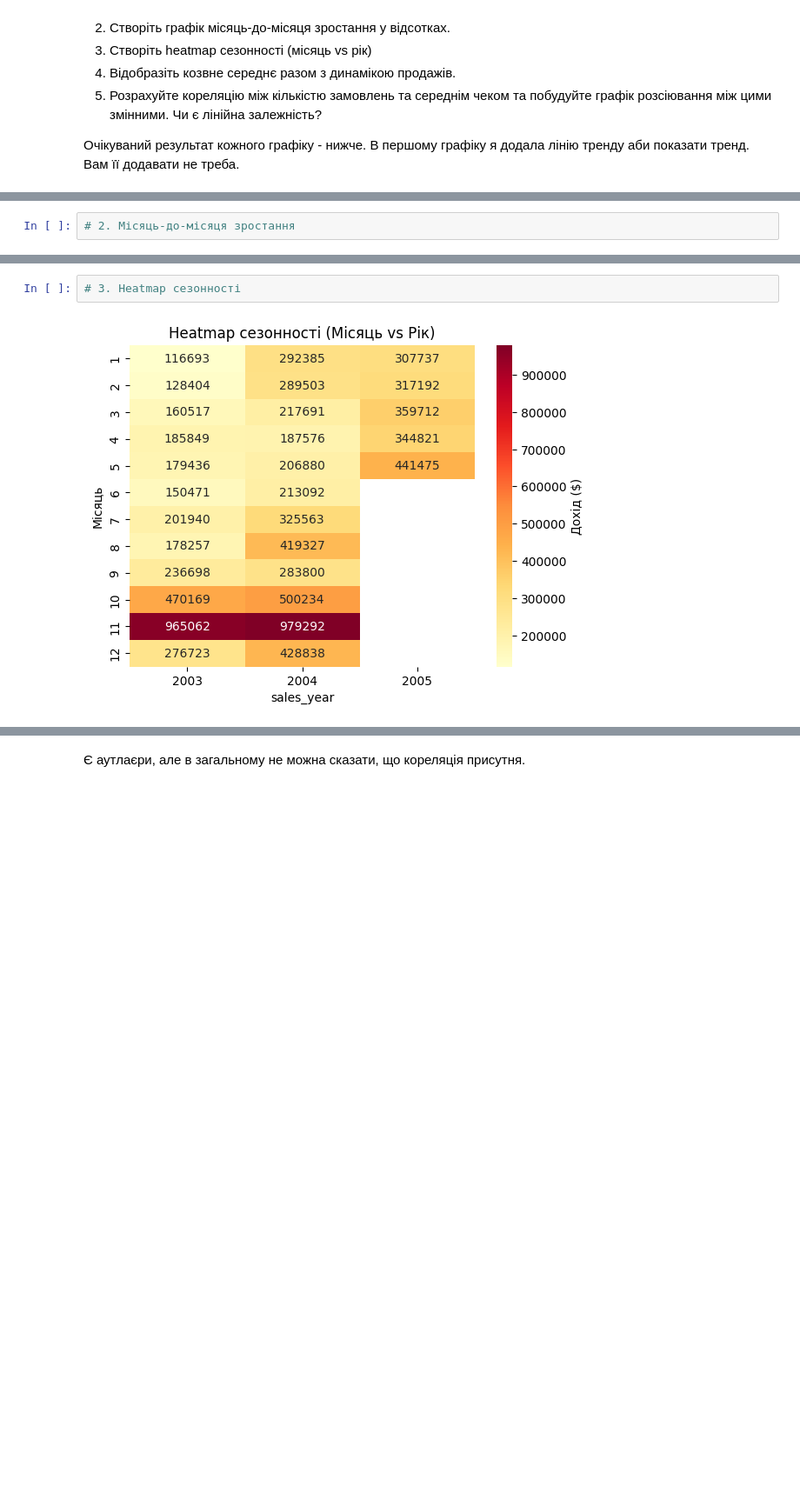
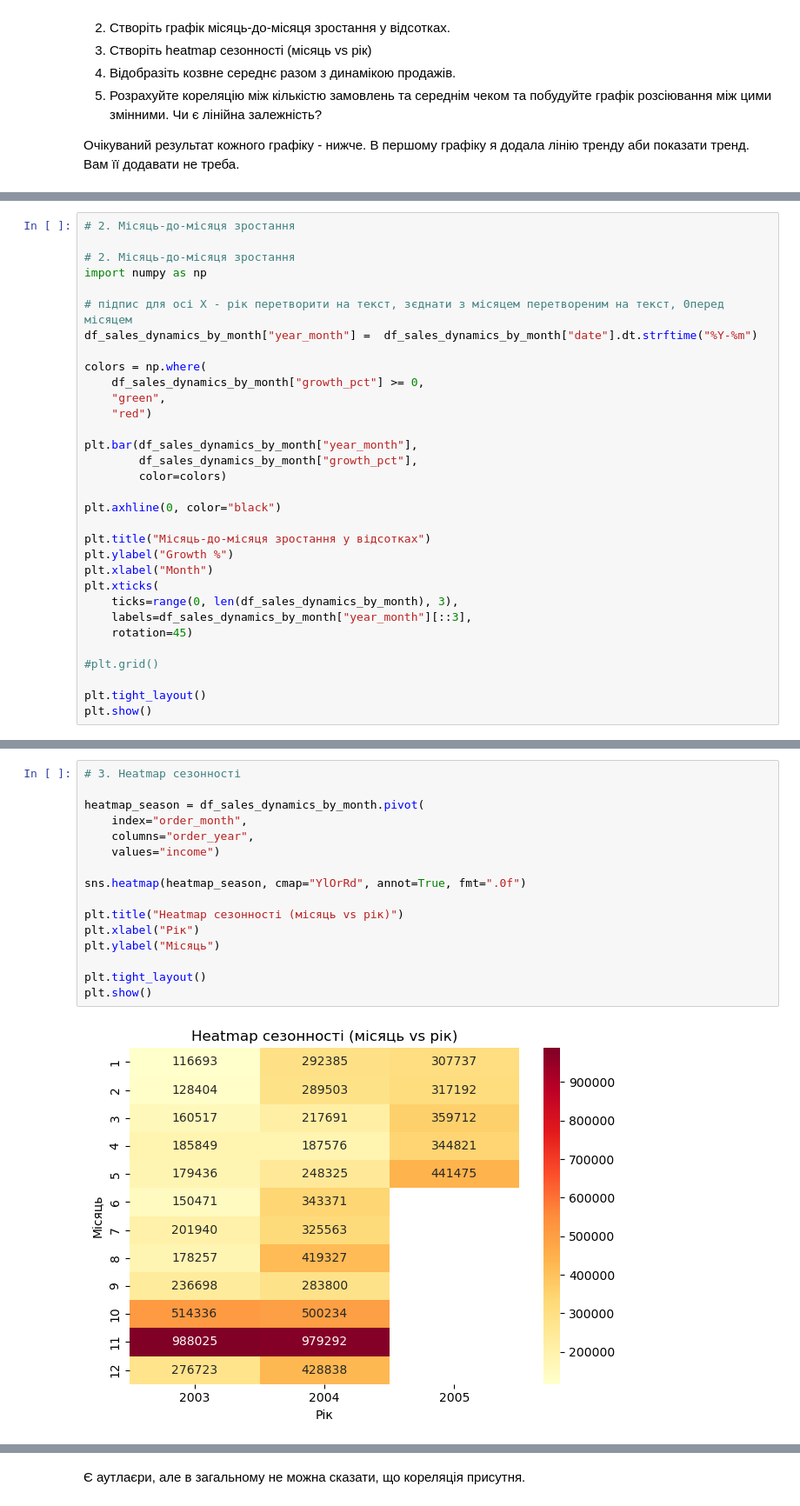
Before and after one commit to OlenaBabko/DataAnalytics_DataLovesAcademy, a Jupyter notebook: modul_12_Python integration with DB and API_ETL processes_Transactions/hw/HW_12_1_Python_integration_with_SQL.ipynb, the cells around one changed output, grey strips where cells are left out. Shown at 87% size. Cells and saved outputs as stored; diff of their text form; blank space fills up the shorter version.

```diff
--- a/modul_12_Python integration with DB and API_ETL processes_Transactions/hw/HW_12_1_Python_integration_with_SQL.ipynb
+++ b/modul_12_Python integration with DB and API_ETL processes_Transactions/hw/HW_12_1_Python_integration_with_SQL.ipynb
@@ -694,3 +819,33 @@ plt.show()
 # %%
 # 2. Місяць-до-місяця зростання
+
+# 2. Місяць-до-місяця зростання
+import numpy as np
+
+# підпис для осі X - рік перетворити на текст, зєднати з місяцем перетвореним на текст, 0перед місяцем
+df_sales_dynamics_by_month["year_month"] =  df_sales_dynamics_by_month["date"].dt.strftime("%Y-%m")
+
+colors = np.where(
+    df_sales_dynamics_by_month["growth_pct"] >= 0,
+    "green",
+    "red")
+
+plt.bar(df_sales_dynamics_by_month["year_month"],
+        df_sales_dynamics_by_month["growth_pct"],
+        color=colors)
+
+plt.axhline(0, color="black")
+
+plt.title("Місяць-до-місяця зростання у відсотках")
+plt.ylabel("Growth %")
+plt.xlabel("Month")
+plt.xticks(
+    ticks=range(0, len(df_sales_dynamics_by_month), 3),
+    labels=df_sales_dynamics_by_month["year_month"][::3],
+    rotation=45)
+
+#plt.grid()
+
+plt.tight_layout()
+plt.show()
 # %% [output]
@@ -698,4 +855,18 @@ plt.show()
 # %%
 # 3. Heatmap сезонності
+
+heatmap_season = df_sales_dynamics_by_month.pivot(
+    index="order_month",
+    columns="order_year",
+    values="income")
+
+sns.heatmap(heatmap_season, cmap="YlOrRd", annot=True, fmt=".0f")
+
+plt.title("Heatmap сезонності (місяць vs рік)")
+plt.xlabel("Рік")
+plt.ylabel("Місяць")
+
+plt.tight_layout()
+plt.show()
 # %% [output]
-[figure, old version]
+[figure, new version]
```
Also changed, not shown: parts of 18 cells of this notebook.
